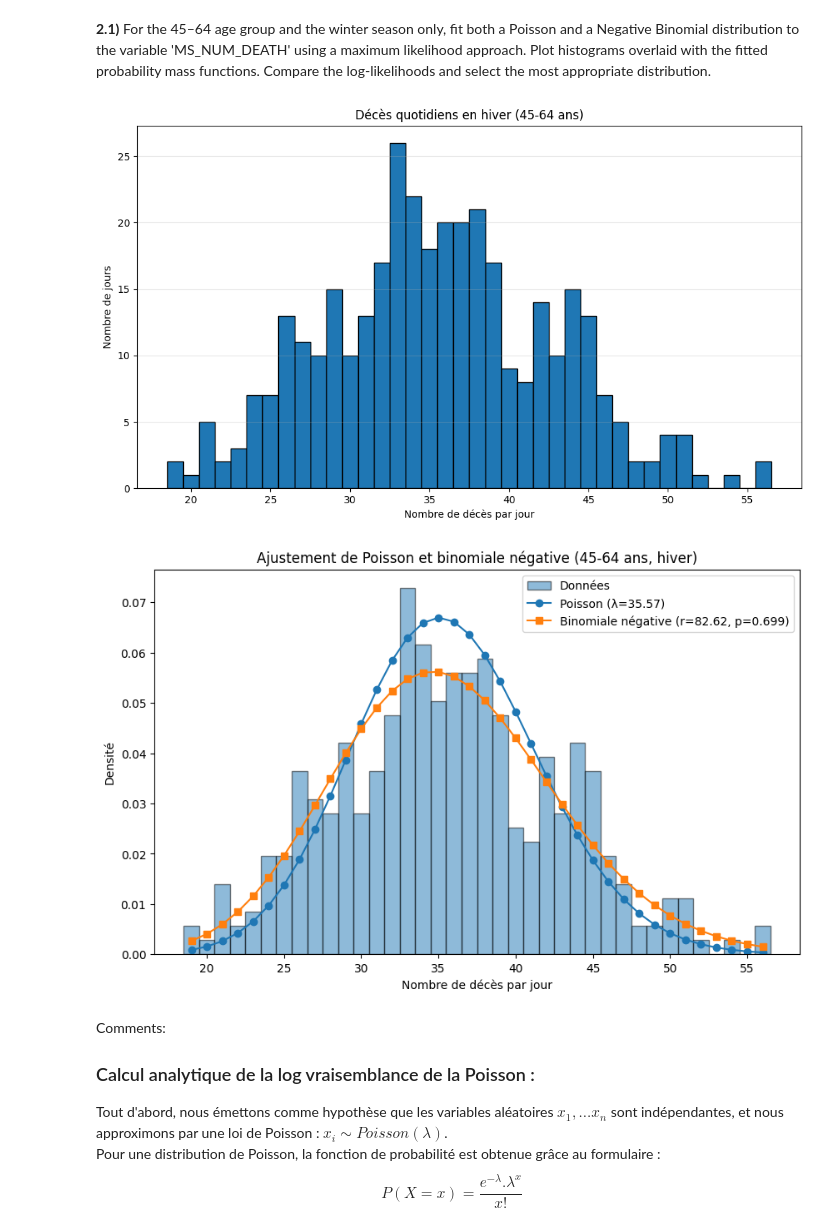
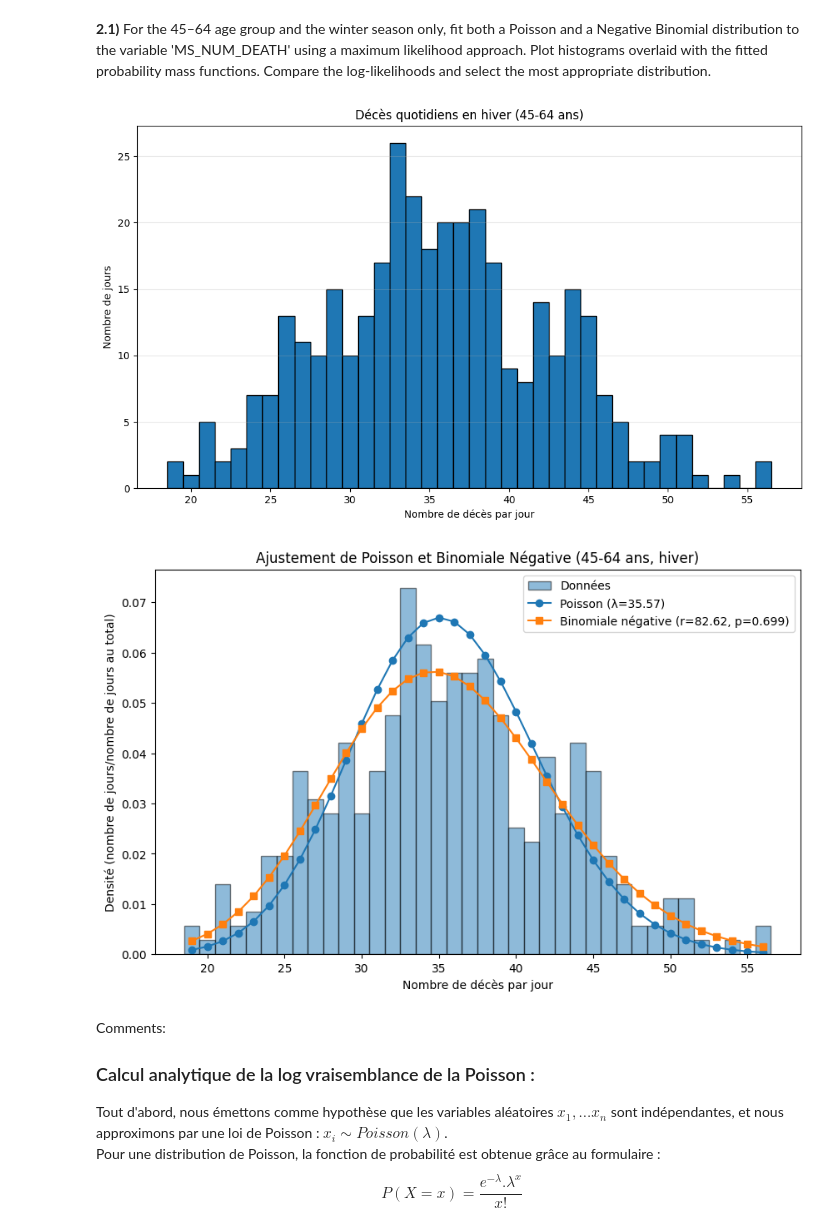
Before and after one commit to Auremifasol/Hackaton_1-Statistiques, a Jupyter notebook: Hackathon_26_27.ipynb, the cells around one changed output. Saved outputs shown, nothing was run; the diff lists cells and outputs as text; code cells hidden in the pictures.

```diff
--- a/Hackathon_26_27.ipynb
+++ b/Hackathon_26_27.ipynb
@@ -158,36 +158,36 @@ nb_log_lik = -res.fun
 
 
 # ------------------------------------- plot -------------------------------------
 k = np.arange(x.min(), x.max() +1)
 plt.figure(figsize=(10,6))
 plt.xlabel("Nombre de décès par jour")
-plt.ylabel("Densité")
-plt.title("Ajustement de Poisson et binomiale négative (45-64 ans, hiver)")
+plt.ylabel("Densité (nombre de jours/nombre de jours au total)")
+plt.title("Ajustement de Poisson et Binomiale Négative (45-64 ans, hiver)")
 # Histogrammes
 plt.hist(x, bins=np.arange(x.min(), x.max() +2) -0.5, density = True, alpha = 0.5, edgecolor = "black", label = "Données")
 # Fonction de masse de probabilité de Poisson ajustée
 plt.plot(
     k,
     sc.poisson.pmf(k, lam_hat),
     "o-",
     color="tab:blue",
     label=f"Poisson (λ={lam_hat:.2f})",
 )
 
 # Fonction de masse de probabilité de Binomiale Négative ajustée
 plt.plot(
     k,
     sc.nbinom.pmf(k, r_hat, p_hat),
     "s-",
     color="tab:orange",
     label=f"Binomiale négative (r={r_hat:.2f}, p={p_hat:.3f})",
 )
 plt.legend()
 # ------------------------------------- plot -------------------------------------
 plt.show()
 # %% [output]
 [figure]
-[figure, old version]
+[figure, new version]
 # %% [markdown]
 Comments:
 ### Calcul analytique de la log vraisemblance de la Poisson :
```
Also changed, not shown: parts of 4 cells of this notebook.
